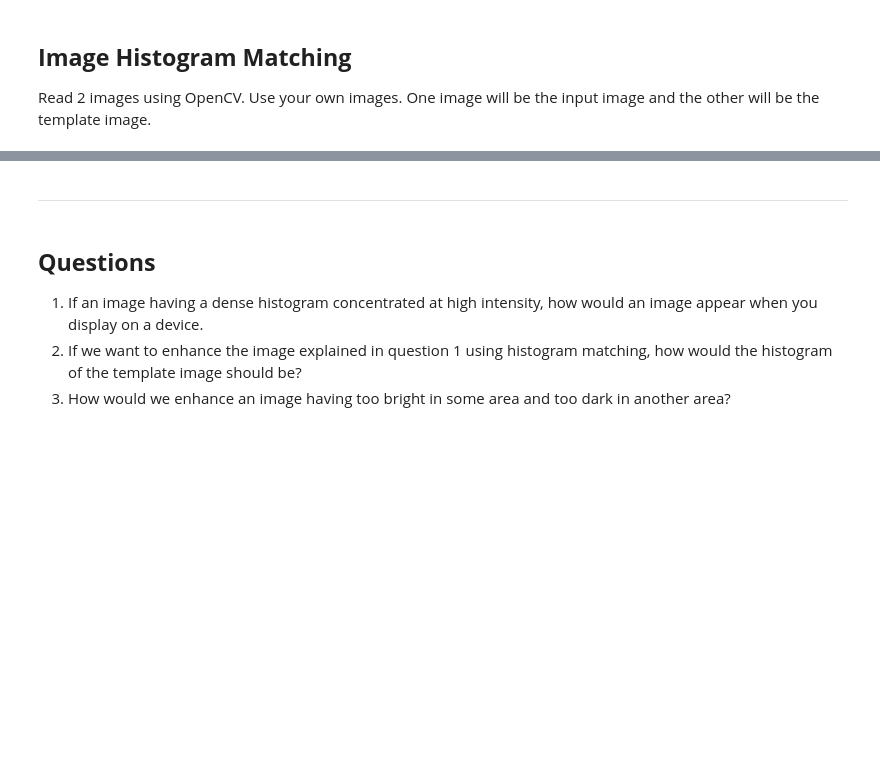
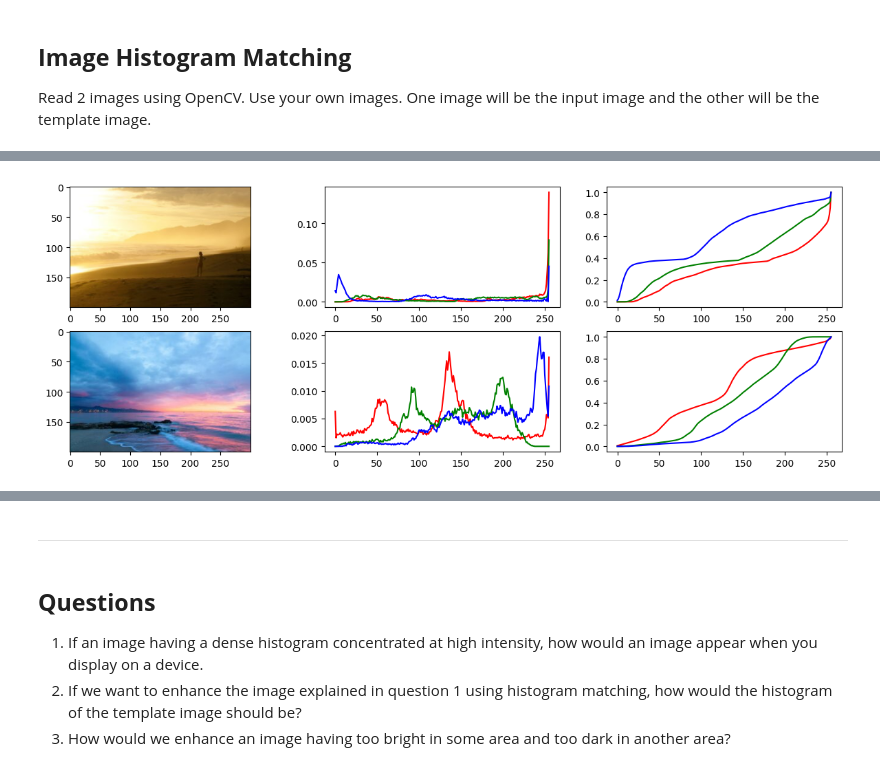
Before and after one commit to sitthatot/Lab2_image-Enchantment, a Jupyter notebook: Lab2_2_Image-Enhancement-with-Statistical-Operation.ipynb, the cells around one changed output, grey strips where cells are left out. Saved outputs shown, nothing was run; the diff lists cells and outputs as text; code cells hidden in the pictures; blank space fills up the shorter version.

```diff
--- a/Lab2_2_Image-Enhancement-with-Statistical-Operation.ipynb
+++ b/Lab2_2_Image-Enhancement-with-Statistical-Operation.ipynb
@@ -94,8 +102,10 @@ Read 2 images using OpenCV. Use your own images. One image will be the input ima
 ### START CODE HERE ###
 
 
-img1 = cv2.imread(None)
-img2 = cv2.imread(None)
+img1 = cv2.imread("image/images1.jpg")
+img1 = cv2.cvtColor(img1, cv2.COLOR_BGR2RGB)
+img2 = cv2.imread("image/images2.jpg")
+img2 = cv2.cvtColor(img2, cv2.COLOR_BGR2RGB)
 
 
 ### END CODE HERE ###
@@ -141,3 +130,37 @@ Let's explore 2 images. Use suplot to plot :
+# %%
+### START CODE HERE ###
+fig, axs = plt.subplots(2,3, figsize=(15, 5))
+axs[0][0].imshow(img1)
+axs[1][0].imshow(img2)
+
+def pdf_calulate(image):
+    pdfs = []
+    for i in range(3):  # Assuming the image is RGB
+        hist, bins = np.histogram(image[:, :, i], bins=256, range=(0, 256), density=True)
+        pdfs.append(hist)
+    return pdfs
+
+def cdf_calculate(pdf):
+    cdfs = []
+    for channel_pdf in pdf:
+        cdf = np.cumsum(channel_pdf)
+        cdfs.append(cdf)
+    return cdfs
+
+colors = ['r', 'g', 'b']
+img1_pdf = pdf_calulate(img1)
+img1_cdf = cdf_calculate(img1_pdf)
+img2_pdf = pdf_calulate(img2)
+img2_cdf = cdf_calculate(img2_pdf)
+for i in range(3):
+    axs[0][1].plot(img1_pdf[i], color=colors[i])
+    axs[0][2].plot(img1_cdf[i], color=colors[i])
+    axs[1][1].plot(img2_pdf[i], color=colors[i])
+    axs[1][2].plot(img2_cdf[i], color=colors[i])
+
+### END CODE HERE ###
+# %% [output]
+[figure, added]
 # %% [markdown]
 Perform Histogram matching in the cell below.
 Show the result like the reference image below.
```
Also changed, not shown: parts of 7 cells of this notebook.
